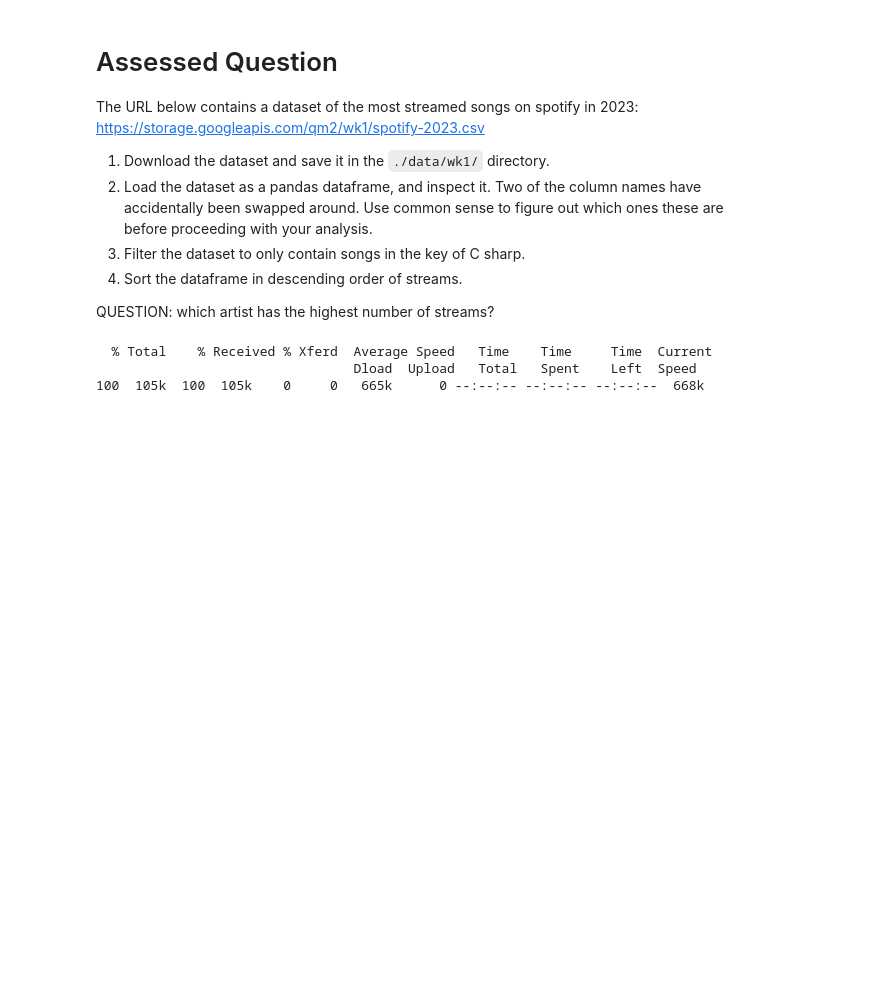
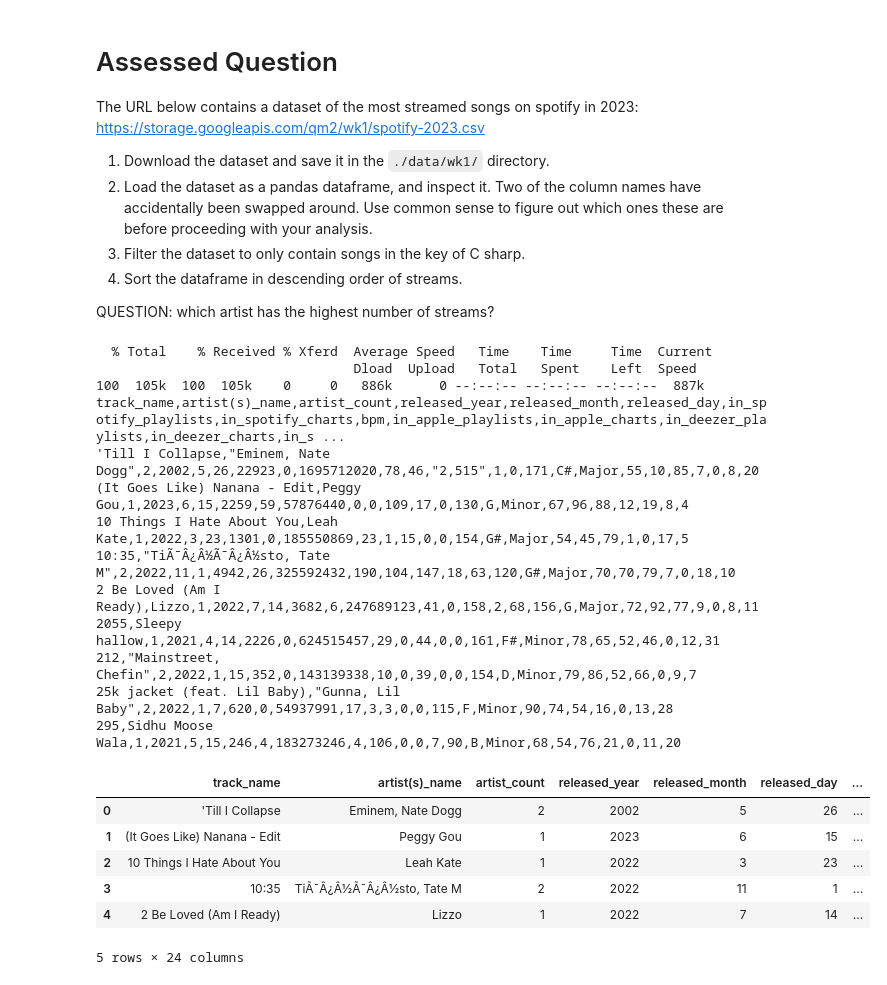
Before and after one commit to haruhiysd/QM2, a Jupyter notebook: notebooks/W01. Python Recap.ipynb, the cells around one changed output. Cells and saved outputs as stored; diff of their text form; code cells hidden in the pictures; blank space fills up the shorter version.

```diff
--- a/notebooks/W01. Python Recap.ipynb
+++ b/notebooks/W01. Python Recap.ipynb
@@ -252,10 +252,33 @@ QUESTION: which artist has the highest number of streams?
 # %%
 !mkdir -p ./data/wk1
 !curl https://storage.googleapis.com/qm2/wk1/spotify-2023.csv -o ./data/wk1/spotify-2023.csv
 
+import pandas as pd
+df = pd.read_csv('./data/wk1/spotify-2023.csv')
+df.head()
+df.columns
+df = df.rename(columns={'bpm': 'streams', 'streams': 'bpm'})
 
-import pandas
+!head -n 10 ./data/wk1/spotify-2023.csv
+df.head()
 # %% [output]
   % Total    % Received % Xferd  Average Speed   Time    Time     Time  Current
                                  Dload  Upload   Total   Spent    Left  Speed
-100  105k  100  105k    0     0   665k      0 --:--:-- --:--:-- --:--:--  668k
+100  105k  100  105k    0     0   886k      0 --:--:-- --:--:-- --:--:--  887k
+track_name,artist(s)_name,artist_count,released_year,released_month,released_day,in_spotify_playlists,in_spotify_charts,bpm,in_apple_playlists,in_apple_charts,in_deezer_playlists,in_deezer_charts,in_s ...
+'Till I Collapse,"Eminem, Nate Dogg",2,2002,5,26,22923,0,1695712020,78,46,"2,515",1,0,171,C#,Major,55,10,85,7,0,8,20
+(It Goes Like) Nanana - Edit,Peggy Gou,1,2023,6,15,2259,59,57876440,0,0,109,17,0,130,G,Minor,67,96,88,12,19,8,4
+10 Things I Hate About You,Leah Kate,1,2022,3,23,1301,0,185550869,23,1,15,0,0,154,G#,Major,54,45,79,1,0,17,5
+10:35,"TiÃ¯Â¿Â½Ã¯Â¿Â½sto, Tate M",2,2022,11,1,4942,26,325592432,190,104,147,18,63,120,G#,Major,70,70,79,7,0,18,10
+2 Be Loved (Am I Ready),Lizzo,1,2022,7,14,3682,6,247689123,41,0,158,2,68,156,G,Major,72,92,77,9,0,8,11
+2055,Sleepy hallow,1,2021,4,14,2226,0,624515457,29,0,44,0,0,161,F#,Minor,78,65,52,46,0,12,31
+212,"Mainstreet, Chefin",2,2022,1,15,352,0,143139338,10,0,39,0,0,154,D,Minor,79,86,52,66,0,9,7
+25k jacket (feat. Lil Baby),"Gunna, Lil Baby",2,2022,1,7,620,0,54937991,17,3,3,0,0,115,F,Minor,90,74,54,16,0,13,28
+295,Sidhu Moose Wala,1,2021,5,15,246,4,183273246,4,106,0,0,7,90,B,Minor,68,54,76,21,0,11,20
+|  | track_name | artist(s)_name | artist_count | released_year | released_month | released_day | ... |
+| 0 | 'Till I Collapse | Eminem, Nate Dogg | 2 | 2002 | 5 | 26 | ... |
+| 1 | (It Goes Like) Nanana - Edit | Peggy Gou | 1 | 2023 | 6 | 15 | ... |
+| 2 | 10 Things I Hate About You | Leah Kate | 1 | 2022 | 3 | 23 | ... |
+| 3 | 10:35 | TiÃ¯Â¿Â½Ã¯Â¿Â½sto, Tate M | 2 | 2022 | 11 | 1 | ... |
+| 4 | 2 Be Loved (Am I Ready) | Lizzo | 1 | 2022 | 7 | 14 | ... |
+5 rows × 24 columns
```
